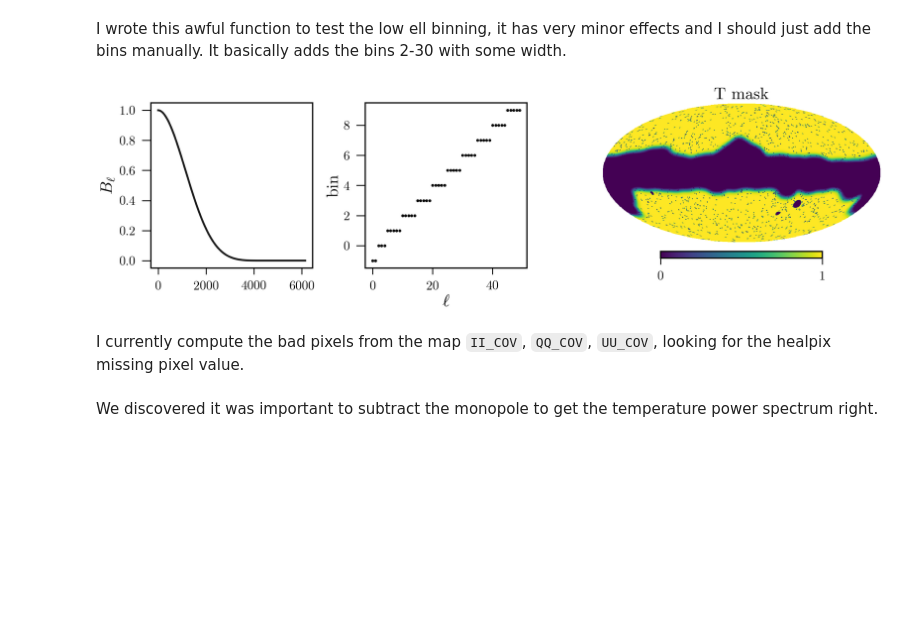
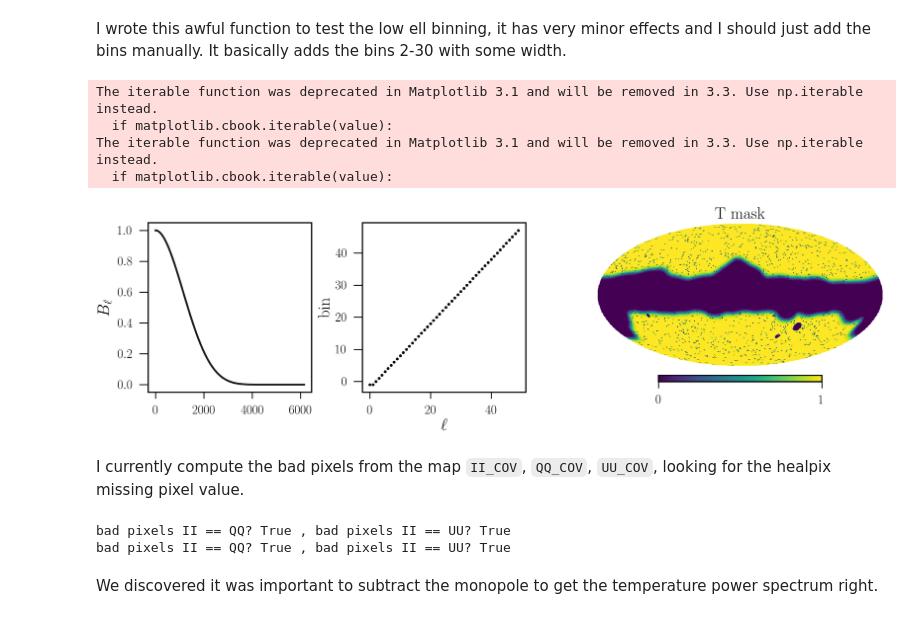
Before and after one commit to xzackli/PSpipe, a Jupyter notebook: project/Planck/Example 1.2 Cross Pol.ipynb, the cells around one changed output. Saved outputs shown, nothing was run; the diff lists cells and outputs as text; code cells hidden in the pictures; blank space fills up the shorter version.

```diff
--- a/project/Planck/Example 1.2 Cross Pol.ipynb
+++ b/project/Planck/Example 1.2 Cross Pol.ipynb
@@ -35,0 +26,9 @@ def get_bonus_bins(width=5, top_ell=30, l_min=2):
+# %%
+binleft, binright = np.arange(2,lmax+1), np.arange(2,lmax+1)
+ells = np.arange(lmax+1)
+bpws = -1+np.zeros_like(ells) #Array of bandpower indices
+for i, (bl, br) in enumerate(zip(binleft, binright)):
+    bpws[bl:br+1] = i
+weights = np.array([1 / np.sum(bpws == bpws[l]) for l in ells])
+b = nmt.NmtBin(nside, bpws=bpws, ells=ells, weights=weights, lmax=lmax, is_Dell=False)
+lb = b.get_effective_ells()
@@ -36,40 +40,26 @@ def get_bonus_bins(width=5, top_ell=30, l_min=2):
 # %%
-beam_filename = f'planck_beam/beam_likelihood_{f0}hm1x{f1}hm2.dat'
-beam_ell, beam = np.genfromtxt(beam_filename, unpack=True) # beam file is ell, Bl
-Bl = np.zeros(lmax_beam)
-Bl[beam_ell.astype(int)] = beam
-
-binleft, binright = np.genfromtxt('planck_spectra/binused.dat',
-                                  unpack=True, usecols=(0,1), dtype=((int), (int)))
-bonus_left, bonus_right = get_bonus_bins(5, l_min=2)
-binleft, binright = np.hstack((bonus_left,binleft)), np.hstack((bonus_right,binright))
-
-ells = np.arange(lmax+1)
-bpws = -1+np.zeros_like(ells) #Array of bandpower indices
-for i, (bl, br) in enumerate(zip(binleft, binright)):
-    bpws[bl:br+1] = i
-weights = np.array([1 for l in ells])
-b = nmt.NmtBin(nside, bpws=bpws, ells=ells, weights=weights, lmax=lmax, is_Dell=False)
-lb = b.get_effective_ells()
-
-mask0t = hp.read_map(f'masks/COM_Mask_Likelihood-temperature-{f0}_2048_R2.00.fits', verbose=False)
-mask0p = hp.read_map(f'masks/COM_Mask_Likelihood-polarization-{f0}_2048_R2.00.fits', verbose=False)
-mask1t = hp.read_map(f'masks/COM_Mask_Likelihood-temperature-{f1}_2048_R2.00.fits', verbose=False)
-mask1p = hp.read_map(f'masks/COM_Mask_Likelihood-polarization-{f1}_2048_R2.00.fits', verbose=False)
+mask0t = hp.read_map(f'{mask_dir}/COM_Mask_Likelihood-temperature-{f0}_2048_R2.00.fits', verbose=False)
+mask0p = hp.read_map(f'{mask_dir}/COM_Mask_Likelihood-polarization-{f0}_2048_R2.00.fits', verbose=False)
+mask1t = hp.read_map(f'{mask_dir}/COM_Mask_Likelihood-temperature-{f1}_2048_R2.00.fits', verbose=False)
+mask1p = hp.read_map(f'{mask_dir}/COM_Mask_Likelihood-polarization-{f1}_2048_R2.00.fits', verbose=False)
 
 mask0 = [mask0t, mask0p, mask0p]
 mask1 = [mask1t, mask1p, mask1p]
 
 fig, ax = plt.subplots(1, 3, figsize=(18,5), gridspec_kw = {'width_ratios':[1, 1, 2]})
 ax[0].plot( np.arange(lmax_beam), Bl)
 ax[0].set_ylabel(r"$B_{\ell}$")
 ax[1].plot(bpws[:50], 'k.')
 ax[1].set_ylabel('bin')
 ax[1].set_xlabel(r'$\ell$')
 fig.tight_layout()
 
 plt.sca(ax[2])
 hp.mollview(mask0t, hold=True, title='T mask')
 # %% [output]
+The iterable function was deprecated in Matplotlib 3.1 and will be removed in 3.3. Use np.iterable instead.
+  if matplotlib.cbook.iterable(value):
+The iterable function was deprecated in Matplotlib 3.1 and will be removed in 3.3. Use np.iterable instead.
+  if matplotlib.cbook.iterable(value):
-[figure, old version]
+[figure, new version]
 # %%
@@ -86,21 +76,24 @@ map1 = [hp.read_map(m1_file, field=0, verbose=False), # I
 I currently compute the bad pixels from the map `II_COV`, `QQ_COV`, `UU_COV`, looking for the healpix missing pixel value.
 # %%
 def load_bad_pix(freq, split):
-    mfile = f'maps/PR2/frequencyMaps/HFI_SkyMap_{freq}_2048_R2.02_halfmission-{split}.fits'
+    mfile = f'{map_dir}/HFI_SkyMap_{freq}_2048_R2.02_halfmission-{split}.fits'
     II_COV = hp.read_map(mfile, field=4, verbose=False)
     QQ_COV = hp.read_map(mfile, field=5, verbose=False)
     UU_COV = hp.read_map(mfile, field=6, verbose=False)
 
     badT = II_COV < -1e30
-    badP = np.logical_or.reduce(
-        (II_COV < -1e30, QQ_COV < -1e30, UU_COV < -1e30) )
-    return (badT, badP, badP)
+    print( 'bad pixels II == QQ?', np.all(badT == (QQ_COV < -1e30)),
+          ', bad pixels II == UU?', np.all(badT == (UU_COV < -1e30)) )
+    return (badT, badT, badT)
 
 badpix0 = load_bad_pix(f0, split0)
 badpix1 = load_bad_pix(f1, split1)
 
 map0 = [ (~bp).astype(float) * m for m, bp in zip(map0, badpix0) ]
 map1 = [ (~bp).astype(float) * m for m, bp in zip(map1, badpix1) ]
+# %% [output]
+bad pixels II == QQ? True , bad pixels II == UU? True
+bad pixels II == QQ? True , bad pixels II == UU? True
 # %% [markdown]
 We discovered it was important to subtract the monopole to get the temperature power spectrum right.
 # %%
```
Also changed, not shown: parts of 15 cells of this notebook.
